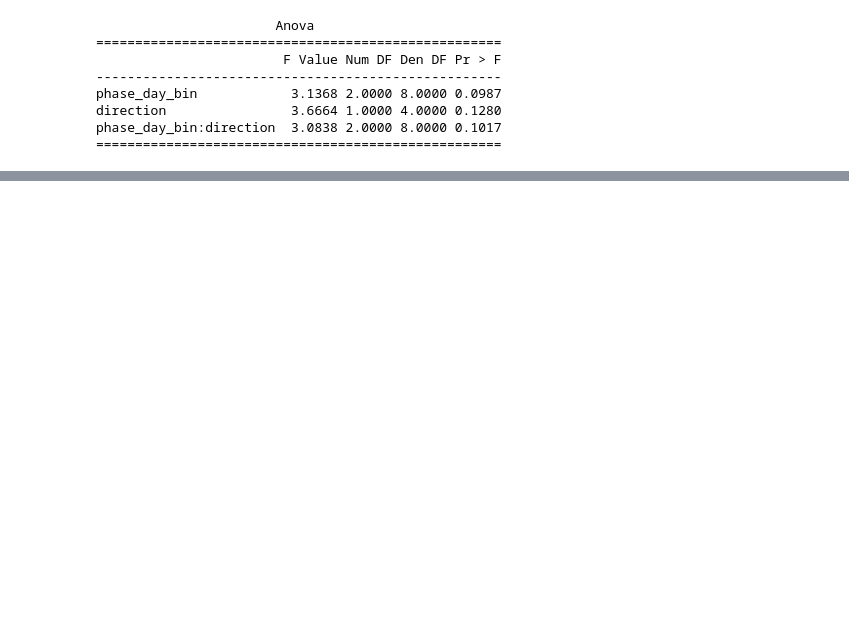
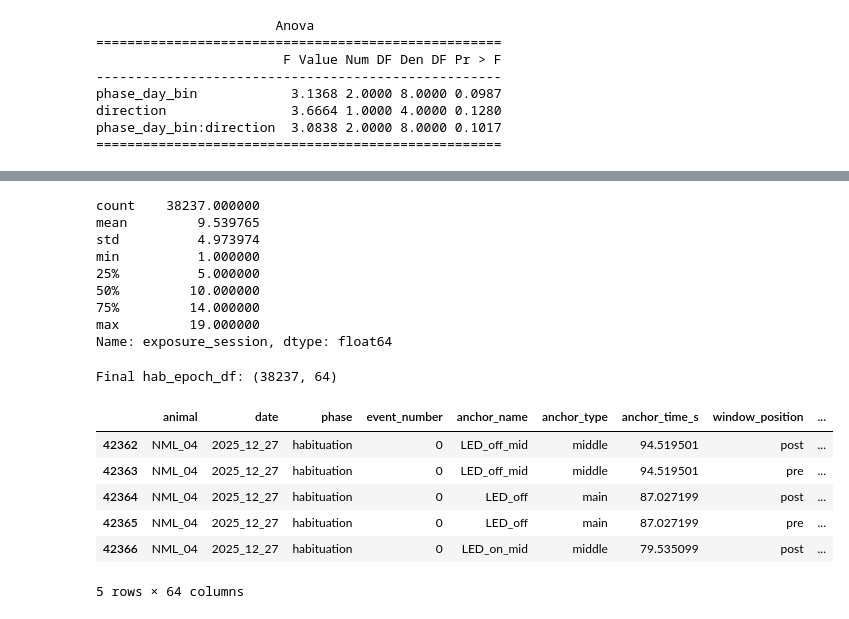
Before and after one commit to neuromomentumlab/Classical_Conditioning_Air_Wheel, a Jupyter notebook: Python/notebooks/habituation_analysis.ipynb, the cells around one changed output, grey strips where cells are left out. Saved outputs shown, nothing was run; the diff lists cells and outputs as text; code cells hidden in the pictures; blank space fills up the shorter version.

```diff
--- a/Python/notebooks/habituation_analysis.ipynb
+++ b/Python/notebooks/habituation_analysis.ipynb
@@ -1361,0 +1399,63 @@ phase_day_bin:direction  3.0838 2.0000 8.0000 0.1017
+# %%
+# --------------------------------------------------
+# Add animal-day/session ID
+# --------------------------------------------------
+
+hab_epoch_df["animal_day"] = (
+    hab_epoch_df["animal"].astype(str) + ":" +
+    hab_epoch_df["date"].astype(str)
+)
+
+# --------------------------------------------------
+# Exposure session number
+# --------------------------------------------------
+
+if "exposure_session" not in hab_epoch_df.columns:
+    if "phase_session_number" in hab_epoch_df.columns:
+        hab_epoch_df["exposure_session"] = hab_epoch_df["phase_session_number"]
+    elif "phase_day_number_good" in hab_epoch_df.columns:
+        hab_epoch_df["exposure_session"] = hab_epoch_df["phase_day_number_good"]
+    elif "phase_day" in hab_epoch_df.columns:
+        hab_epoch_df["exposure_session"] = hab_epoch_df["phase_day"]
+    else:
+        raise ValueError("Could not find exposure/session/day column.")
+
+hab_epoch_df["exposure_session"] = hab_epoch_df["exposure_session"].astype(float)
+
+hab_epoch_df["exposure_session_c"] = (
+    hab_epoch_df["exposure_session"] -
+    hab_epoch_df["exposure_session"].mean()
+)
+
+# --------------------------------------------------
+# Session time in minutes
+# --------------------------------------------------
+
+if "session_time_min" not in hab_epoch_df.columns:
+    if "anchor_session_time_min" in hab_epoch_df.columns:
+        hab_epoch_df["session_time_min"] = hab_epoch_df["anchor_session_time_min"]
+    elif "window_center_time_s" in hab_epoch_df.columns:
+        hab_epoch_df["session_time_min"] = hab_epoch_df["window_center_time_s"] / 60.0
+    elif "anchor_time_s" in hab_epoch_df.columns:
+        hab_epoch_df["session_time_min"] = hab_epoch_df["anchor_time_s"] / 60.0
+    elif "session_time_s" in hab_epoch_df.columns:
+        hab_epoch_df["session_time_min"] = hab_epoch_df["session_time_s"] / 60.0
+    else:
+        raise ValueError("Could not find session-time column.")
+
+hab_epoch_df["session_time_10m_c"] = (
+    hab_epoch_df["session_time_min"] -
+    hab_epoch_df["session_time_min"].mean()
+) / 10.0
+
+print("Mean session time subtracted:", hab_epoch_df["session_time_min"].mean())
+
+print("\nSession time summary:")
+display(hab_epoch_df["session_time_min"].describe())
+
+print("\nExposure session summary:")
+display(hab_epoch_df["exposure_session"].describe())
+
+print("\nFinal hab_epoch_df:", hab_epoch_df.shape)
+display(hab_epoch_df.head())
+# %% [output]
@@ -1361,0 +1475,17 @@ phase_day_bin:direction  3.0838 2.0000 8.0000 0.1017
+count    38237.000000
+mean         9.539765
+std          4.973974
+min          1.000000
+25%          5.000000
+50%         10.000000
+75%         14.000000
+max         19.000000
+Name: exposure_session, dtype: float64
+Final hab_epoch_df: (38237, 64)
+|  | animal | date | phase | event_number | anchor_name | anchor_type | anchor_time_s | window_position | ... |
+| 42362 | NML_04 | 2025_12_27 | habituation | 0 | LED_off_mid | middle | 94.519501 | post | ... |
+| 42363 | NML_04 | 2025_12_27 | habituation | 0 | LED_off_mid | middle | 94.519501 | pre | ... |
+| 42364 | NML_04 | 2025_12_27 | habituation | 0 | LED_off | main | 87.027199 | post | ... |
+| 42365 | NML_04 | 2025_12_27 | habituation | 0 | LED_off | main | 87.027199 | pre | ... |
+| 42366 | NML_04 | 2025_12_27 | habituation | 0 | LED_on_mid | middle | 79.535099 | post | ... |
+5 rows × 64 columns
```
Also changed, not shown: parts of 9 cells of this notebook, 1 other file.
